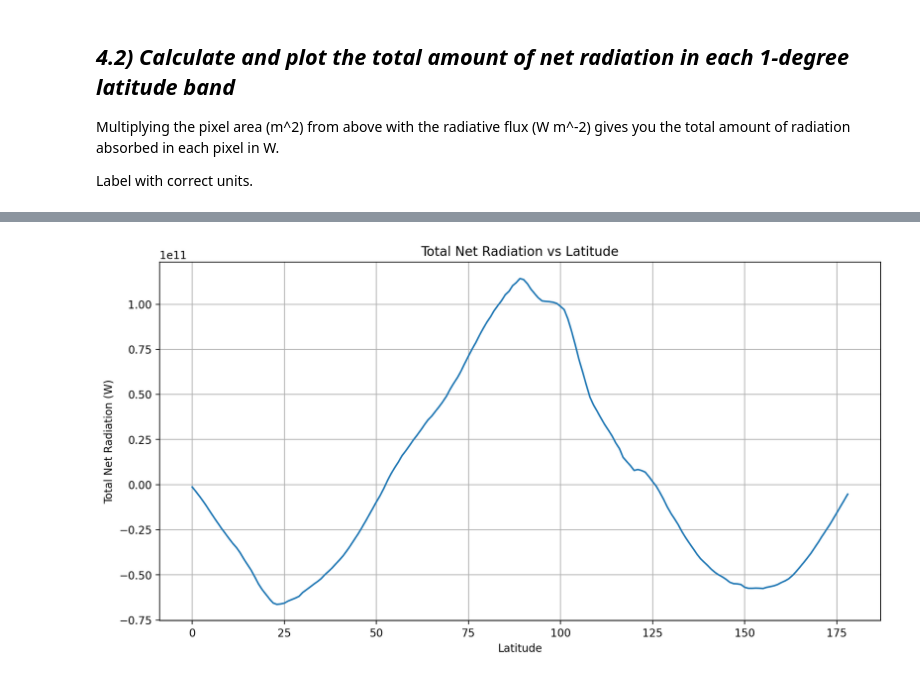
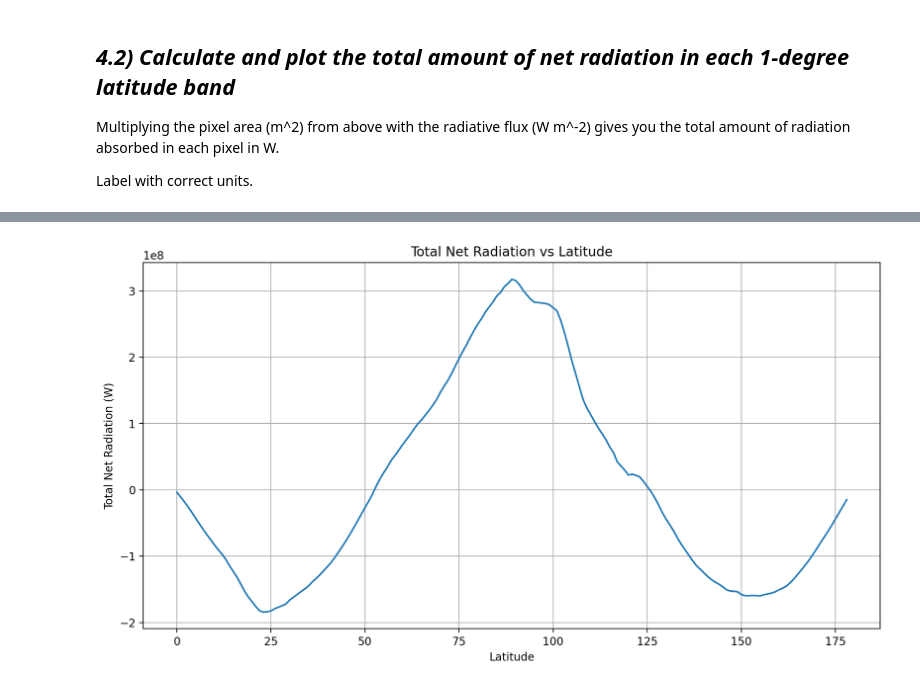
Before and after one commit to PhyllisKho/Assignments, a Jupyter notebook: Assignment7.ipynb, the cells around one changed output, grey strips where cells are left out. Cells and saved outputs as stored; diff of their text form; code cells hidden in the pictures.

```diff
--- a/Assignment7.ipynb
+++ b/Assignment7.ipynb
@@ -422,13 +394,16 @@ plt.title('Total Net Radiation vs Latitude');
-# %%
-# Garima's method
-test = time_mean_ds.toa_net_all_mon * area_per_latitude
-test_sum = test.sum('lon')
-
-# Plot the total net radiation
-plt.plot(test_sum);
-plt.grid(True);
-plt.xlabel('Latitude');
-plt.ylabel('Total Net Radiation (W)');
-plt.title('Total Net Radiation vs Latitude');
-# %% [output]
-[figure, removed]
+# %%
+# Garima's method
+dlamda = np.pi / 180
+dphi = 2*np.pi / 360
+
+A = R**2 * weights * xr.ones_like(time_mean_ds.toa_net_all_mon) * distance_lon_rad * distance_lat_rad
+
+net_per_lat = (time_mean_ds.toa_net_all_mon * A).sum('lon')
+
+plt.plot(net_per_lat);
+plt.grid(True);
+plt.xlabel('Latitude');
+plt.ylabel('Total Net Radiation (W)');
+plt.title('Total Net Radiation vs Latitude');
+# %% [output]
+[figure, added]
```
Also changed, not shown: parts of 10 cells of this notebook.
